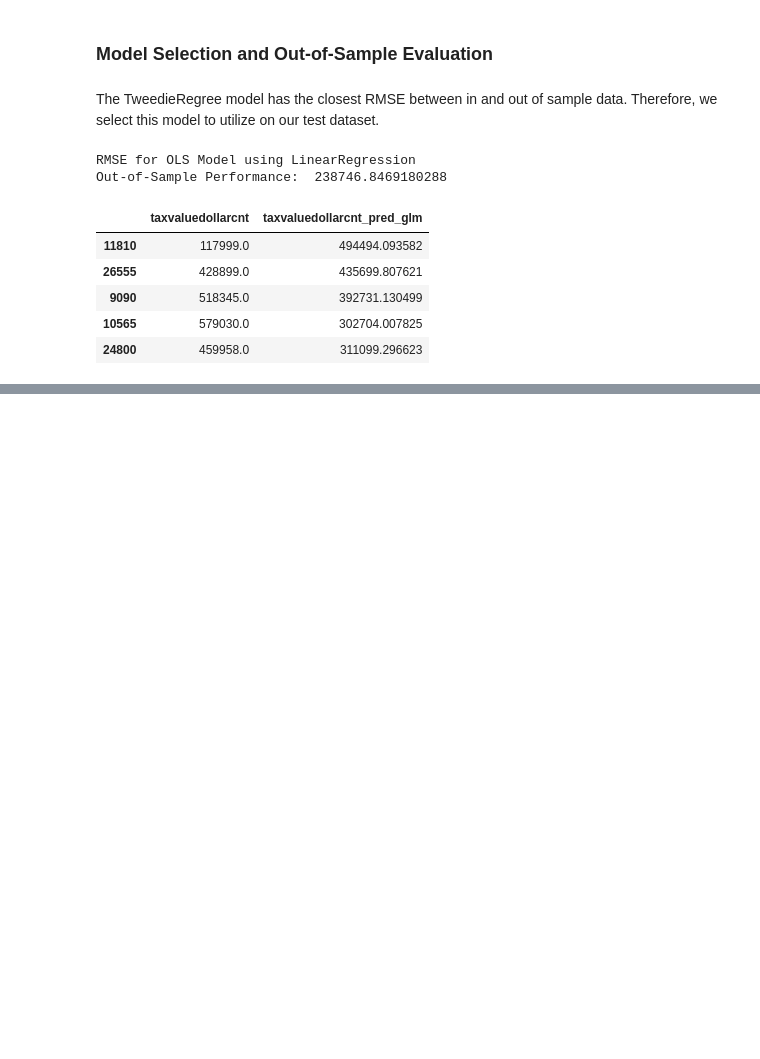
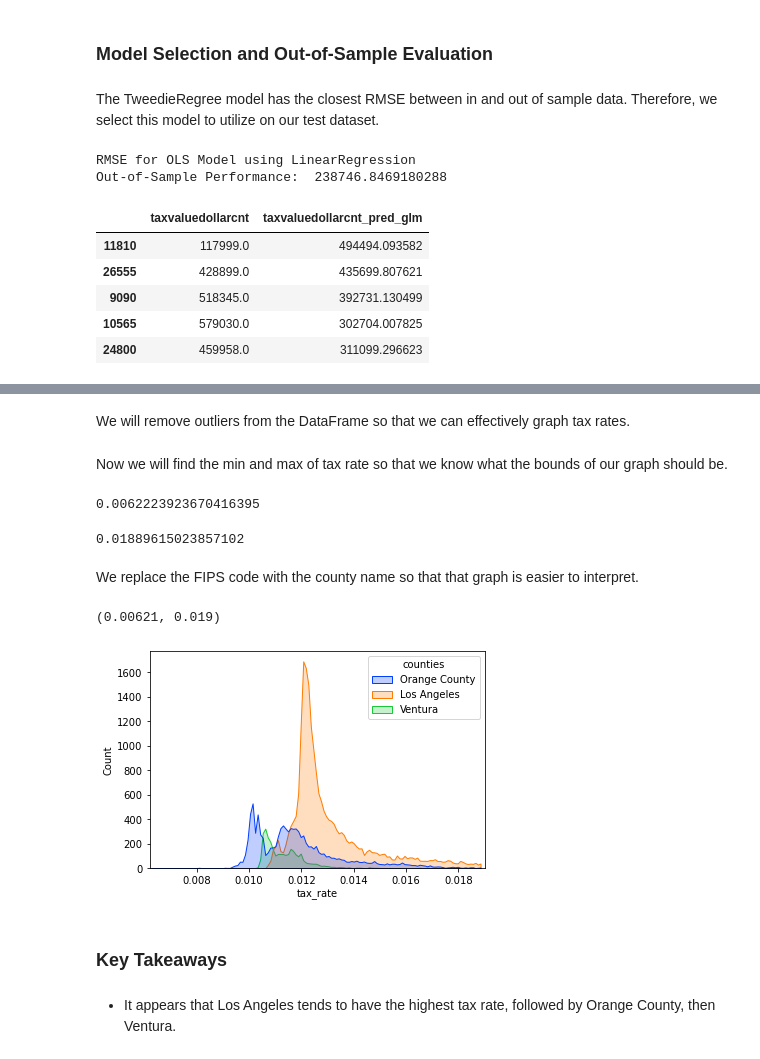
Before and after one commit to malachi-hale/Zillow-Project, a Jupyter notebook: Final Project.ipynb, the cells around one changed output, grey strips where cells are left out. Cells and saved outputs as stored; diff of their text form; code cells hidden in the pictures; blank space fills up the shorter version.

Commit message:
updates to zillow project

```diff
--- a/Final Project.ipynb
+++ b/Final Project.ipynb
@@ -783,0 +814,2 @@ y_test.head()
+# %%
+zillow_clean = zillow
@@ -783,0 +825,2 @@ y_test.head()
+# %%
+zillow_clean['tax_rate'] = zillow_clean['taxamount'] / zillow_clean['taxvaluedollarcnt']
@@ -783,0 +836,30 @@ y_test.head()
+# %% [markdown]
+We will remove outliers from the DataFrame so that we can effectively graph tax rates.
+# %%
+zillow_clean = remove_outliers(zillow_clean, 3, zillow_clean.columns)
+# %% [markdown]
+Now we will find the min and max of tax rate so that we know what the bounds of our graph should be.
+# %%
+zillow_clean.tax_rate.min()
+# %% [output]
+0.0062223923670416395
+# %%
+zillow_clean.tax_rate.max()
+# %% [output]
+0.01889615023857102
+# %% [markdown]
+We replace the FIPS code with the county name so that that graph is easier to interpret.
+# %%
+counties = {6037.0: "Los Angeles", 6059.0: "Orange County", 6111.0: "Ventura" }
+zillow_clean['counties']=zillow_clean.fips.replace(counties)
+# %%
+tax_rate_by_county = sns.histplot(data = zillow_clean, x = "tax_rate", hue = "counties", palette = 'bright', element = "poly")
+
+plt.xlim(0.00621, 0.019)
+# %% [output]
+(0.00621, 0.019)
+[figure, added]
+# %% [markdown]
+### Key Takeaways
+# %% [markdown]
+ - It appears that Los Angeles tends to have the highest tax rate, followed by Orange County, then Ventura.
```
Also changed, not shown: parts of 13 cells of this notebook, 1 other file.
